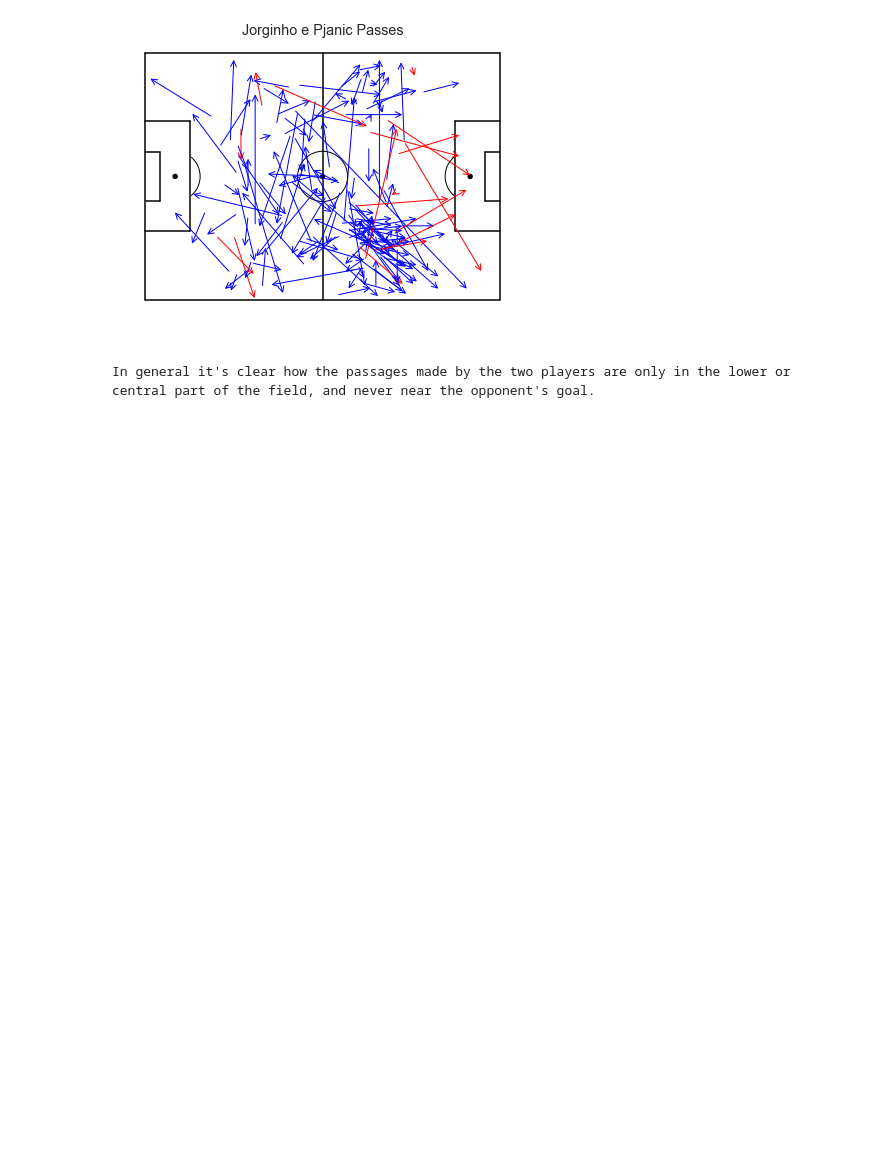
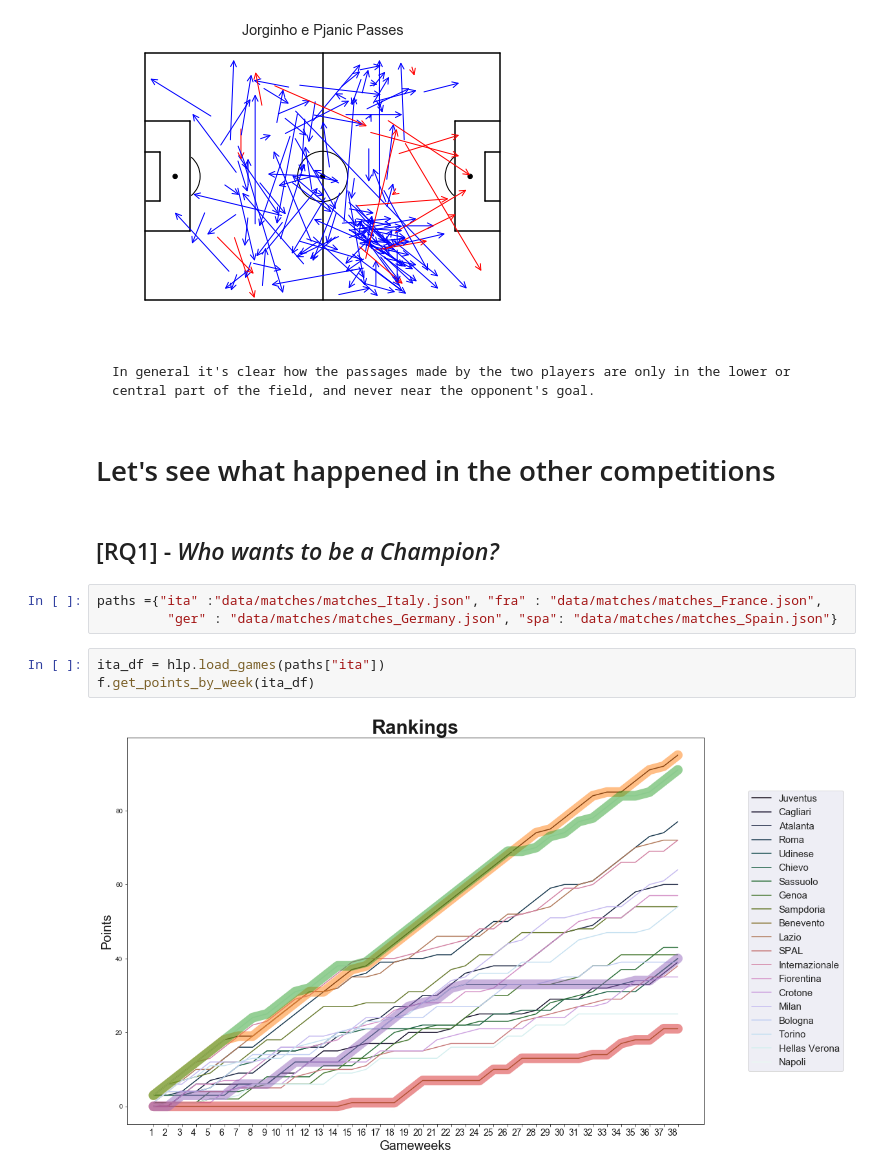
Before and after one commit to silviuspac/Homework_2, a Jupyter notebook: main.ipynb, the cells around one changed output. Saved outputs shown, nothing was run; the diff lists cells and outputs as text; blank space fills up the shorter version.

```diff
--- a/main.ipynb
+++ b/main.ipynb
@@ -327,3 +306,15 @@ hlp.plotPassesMap(all_passes, "Jorginho e Pjanic Passes")
 [figure]
 # %% [markdown]
     In general it's clear how the passages made by the two players are only in the lower or central part of the field, and never near the opponent's goal.
+# %% [markdown]
+# Let's see what happened in the other competitions
+# %% [markdown]
+## [RQ1] - _Who wants to be a Champion?_
+# %%
+paths ={"ita" :"data/matches/matches_Italy.json", "fra" : "data/matches/matches_France.json",
+         "ger" : "data/matches/matches_Germany.json", "spa": "data/matches/matches_Spain.json"}
+# %%
+ita_df = hlp.load_games(paths["ita"])
+f.get_points_by_week(ita_df)
+# %% [output]
+[figure, added]
```
Also changed, not shown: parts of 39 cells of this notebook, 7 other files.
